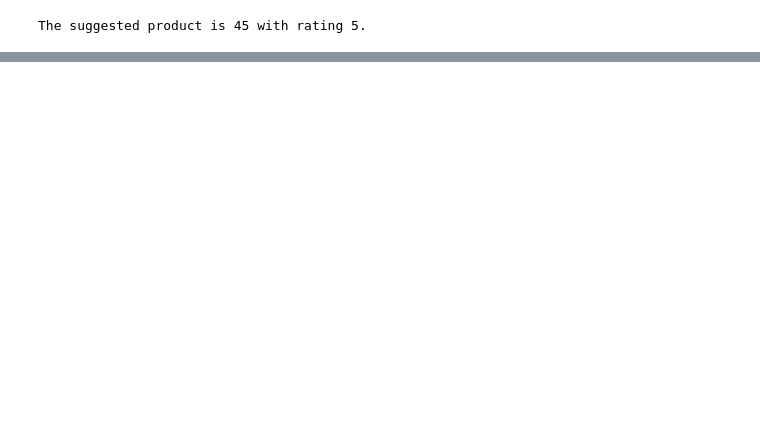
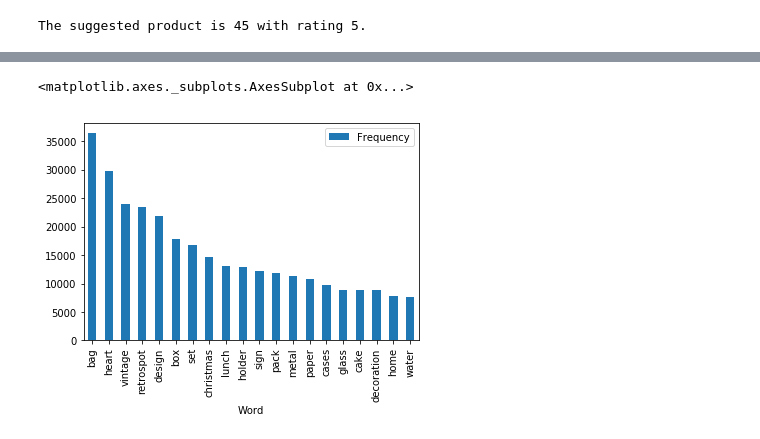
Before and after one commit to rootstrap/datasciene-ecommerce, a Jupyter notebook: e-commerce-example.ipynb, the cells around one changed output, grey strips where cells are left out. Drawn from its saved outputs; the diff is of its cells as text; code cells hidden in the pictures; blank space fills up the shorter version.

Commit message:
add clustering by description

```diff
--- a/e-commerce-example.ipynb
+++ b/e-commerce-example.ipynb
@@ -922,0 +951,13 @@ The suggested product is 45 with rating 5.
+# %%
+import nltk
+df['Description'] = df['Description'].str.lower()
+a = df['Description'].str.cat(sep=" ")
+words = nltk.tokenize.word_tokenize(a)
+words = [word for (word, pos) in nltk.pos_tag(words) if pos[:2]=='NN']
+word_dist = nltk.FreqDist(words)
+words = pd.DataFrame(word_dist.items(), columns=['Word', 'Frequency'])
+words.sort_values(by='Frequency', ascending=False, inplace=True)
+words[['Word','Frequency']].head(20).plot.bar(x='Word', y='Frequency', rot=90)
+# %% [output]
+<matplotlib.axes._subplots.AxesSubplot at 0x...>
+[figure, added]
```
Also changed, not shown: parts of 29 cells of this notebook.
